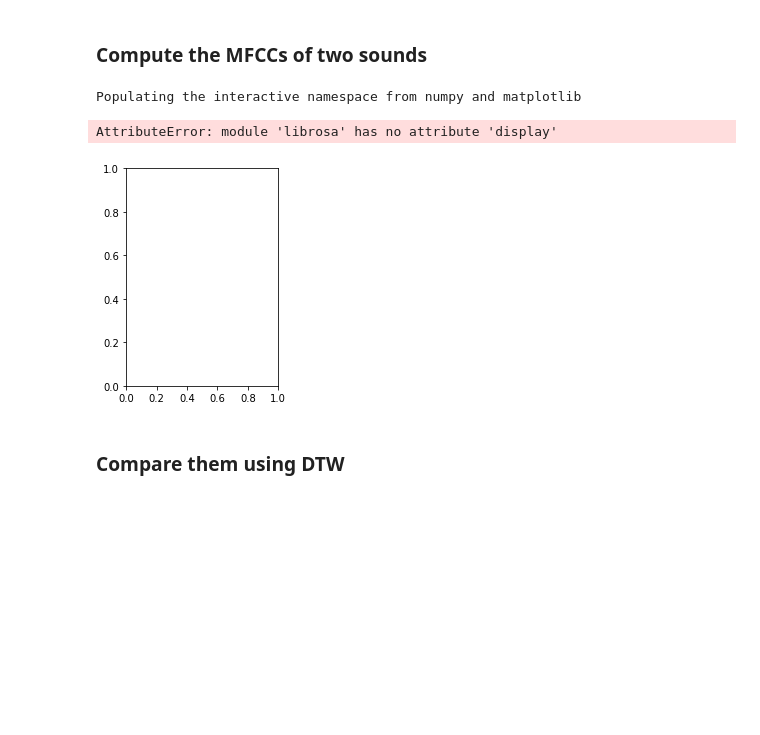
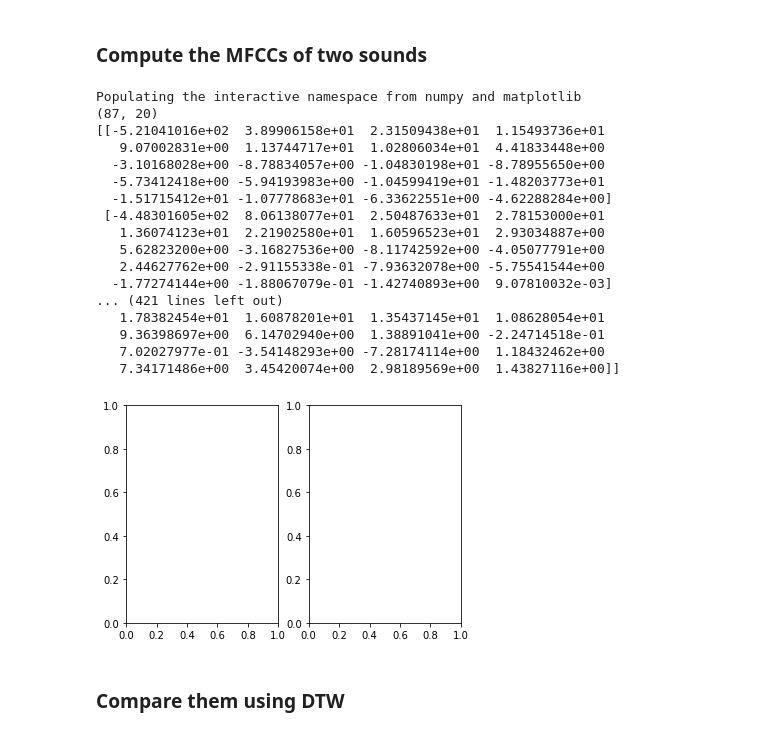
Before and after one commit to xrick/DTW-Tutorial, a Jupyter notebook: KWS/examples/MFCC + DTW.ipynb, the cells around one changed output. Cells and saved outputs as stored; diff of their text form; code cells hidden in the pictures; blank space fills up the shorter version.

```diff
--- a/KWS/examples/MFCC + DTW.ipynb
+++ b/KWS/examples/MFCC + DTW.ipynb
@@ -12,17 +13,35 @@ y2, sr2 = librosa.load('Nellie1.wav')
 # %%
 %pylab inline
 
 subplot(1, 2, 1)
 mfcc1 = librosa.feature.mfcc(y1, sr1)
-librosa.display.specshow(mfcc1)
+# librosa.display.specshow(mfcc1)
 
 subplot(1, 2, 2)
 mfcc2 = librosa.feature.mfcc(y2, sr2)
-librosa.display.specshow(mfcc2)
+# librosa.display.specshow(mfcc2)
+mfcc1_matrix = mfcc1.T
+print(mfcc1_matrix.shape)
+print(mfcc1.T)
 # %% [output]
 Populating the interactive namespace from numpy and matplotlib
+(87, 20)
+[[-5.21041016e+02  3.89906158e+01  2.31509438e+01  1.15493736e+01
+   9.07002831e+00  1.13744717e+01  1.02806034e+01  4.41833448e+00
+  -3.10168028e+00 -8.78834057e+00 -1.04830198e+01 -8.78955650e+00
+  -5.73412418e+00 -5.94193983e+00 -1.04599419e+01 -1.48203773e+01
+  -1.51715412e+01 -1.07778683e+01 -6.33622551e+00 -4.62288284e+00]
+ [-4.48301605e+02  8.06138077e+01  2.50487633e+01  2.78153000e+01
+   1.36074123e+01  2.21902580e+01  1.60596523e+01  2.93034887e+00
+   5.62823200e+00 -3.16827536e+00 -8.11742592e+00 -4.05077791e+00
+   2.44627762e+00 -2.91155338e-01 -7.93632078e+00 -5.75541544e+00
+  -1.77274144e+00 -1.88067079e-01 -1.42740893e+00  9.07810032e-03]
+... (421 lines left out)
+   1.78382454e+01  1.60878201e+01  1.35437145e+01  1.08628054e+01
+   9.36398697e+00  6.14702940e+00  1.38891041e+00 -2.24714518e-01
+   7.02027977e-01 -3.54148293e+00 -7.28174114e+00  1.18432462e+00
+   7.34171486e+00  3.45420074e+00  2.98189569e+00  1.43827116e+00]]
-AttributeError: module 'librosa' has no attribute 'display'
-[figure, old version]
+[figure, new version]
 # %% [markdown]
 ### Compare them using DTW
 # %%
```
Also changed, not shown: parts of 1 cell of this notebook, 58 other files.
